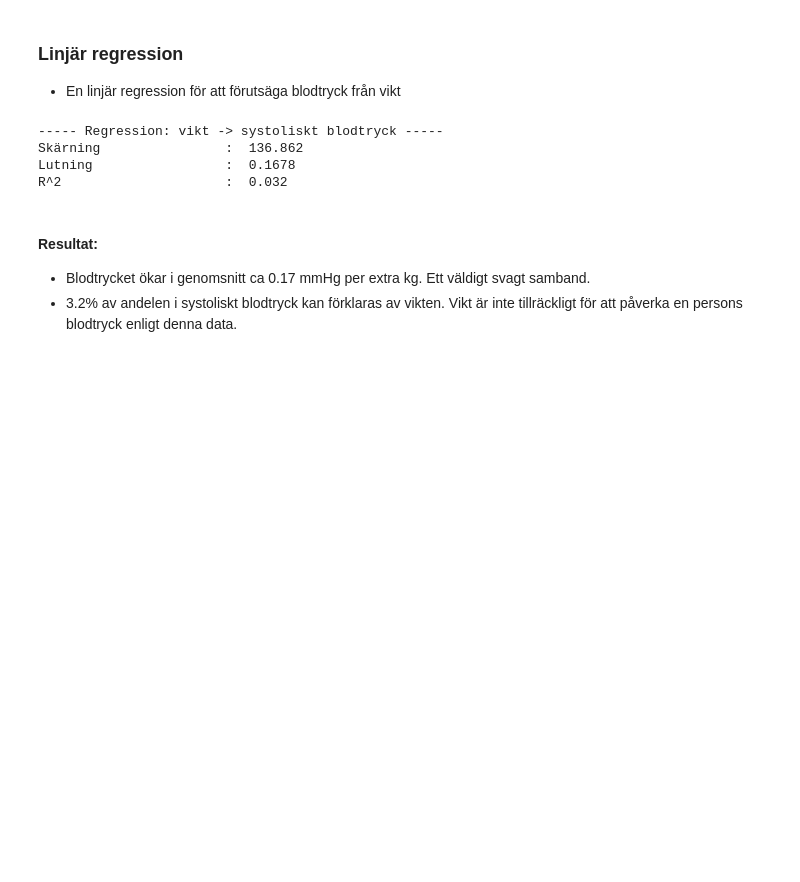
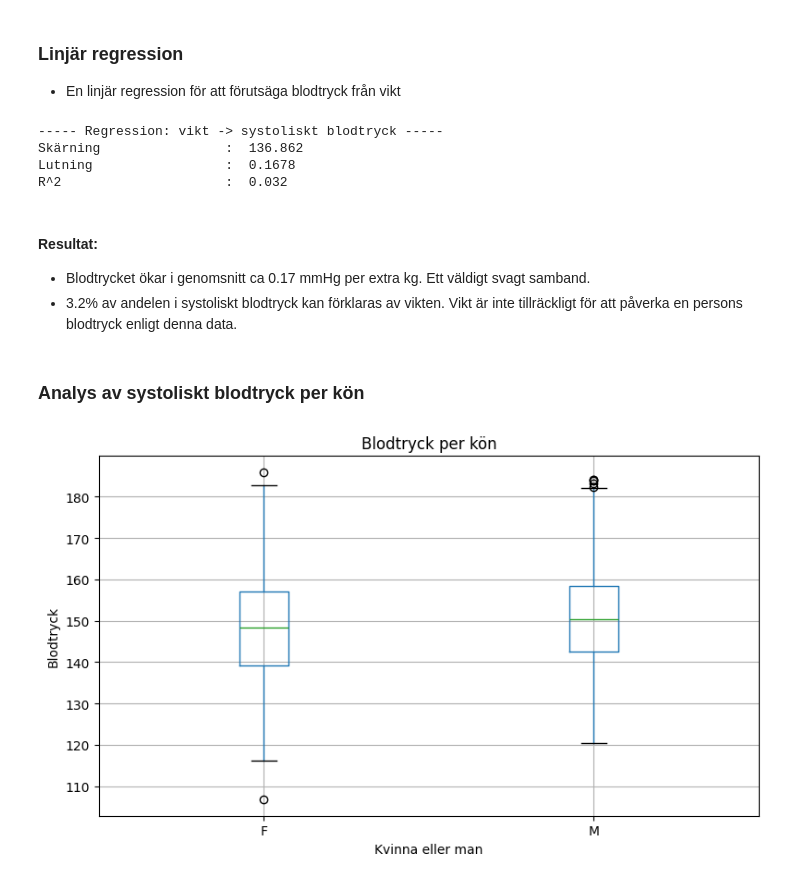
Before and after one commit to Cym3ra/health_study, a Jupyter notebook: healthstudy.ipynb, the cells around one changed output. Drawn from its saved outputs; the diff is of its cells as text; code cells hidden in the pictures; blank space fills up the shorter version.

Commit message:
added an analysis, docstrings and fininshed markdowns

```diff
--- a/healthstudy.ipynb
+++ b/healthstudy.ipynb
@@ -129,6 +129,12 @@ Skärning                :  136.862
 Lutning                 :  0.1678
 R^2                     :  0.032
 # %% [markdown]
-#### Resultat:
+#### **Resultat:**
 - Blodtrycket ökar i genomsnitt ca 0.17 mmHg per extra kg. Ett väldigt svagt samband.
 - 3.2% av andelen i systoliskt blodtryck kan förklaras av vikten. Vikt är inte tillräckligt för att påverka en persons blodtryck enligt denna data.
+# %% [markdown]
+### **Analys av systoliskt blodtryck per kön**
+# %%
+healthviz.plot_box("systolic_bp", "sex", "Blodtryck per kön", "Kvinna eller man", "Blodtryck")
+# %% [output]
+[figure, added]
```
Also changed, not shown: parts of 6 cells of this notebook, 5 other files.
